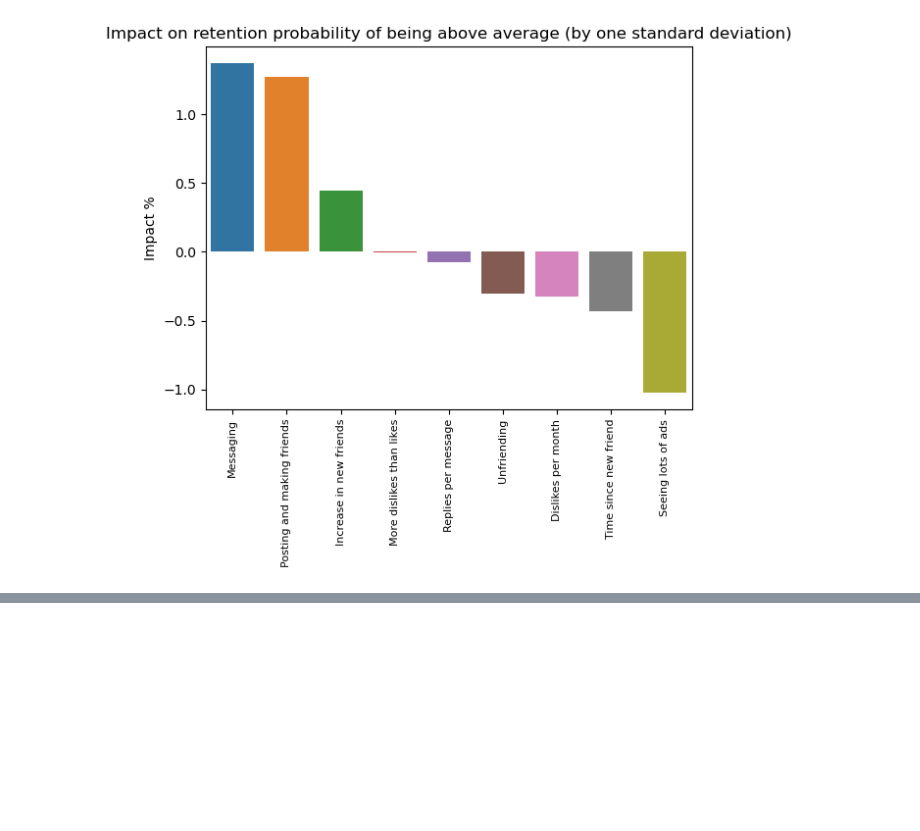
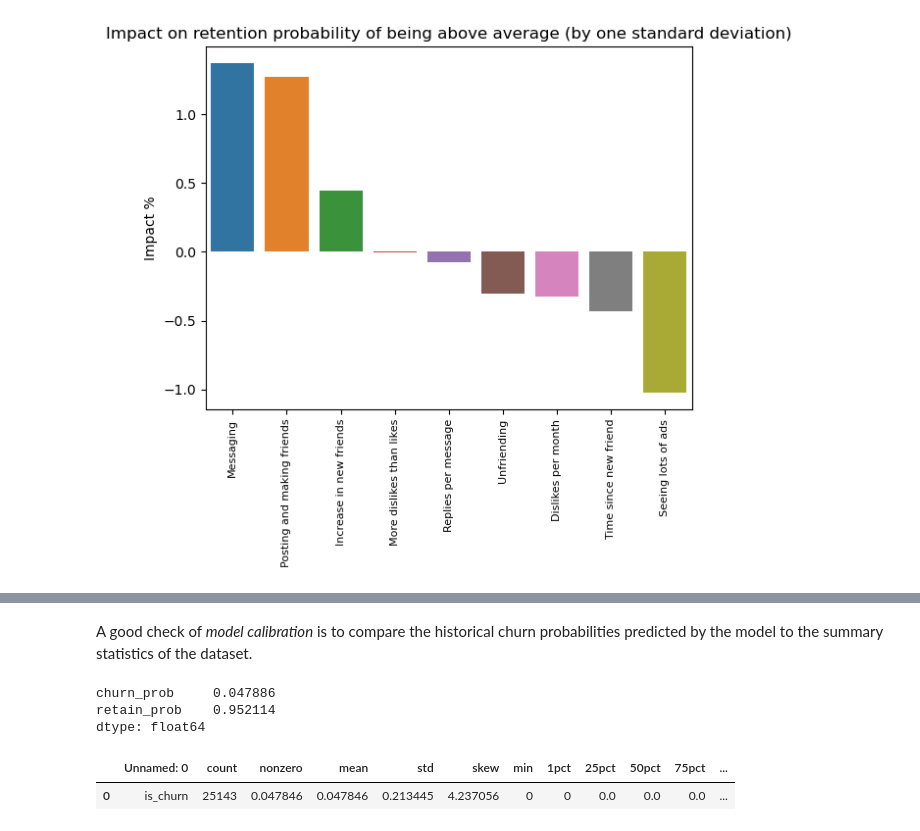
Before and after one commit to richhuwtaylor/fighting-churn, a Jupyter notebook: part3/results-of-logistic-regression.ipynb, the cells around one changed output, grey strips where cells are left out. Drawn from its saved outputs; the diff is of its cells as text; code cells hidden in the pictures; blank space fills up the shorter version.

```diff
--- a/part3/results-of-logistic-regression.ipynb
+++ b/part3/results-of-logistic-regression.ipynb
@@ -67,0 +76,19 @@ These results would suggest that messaging activity, posting and continuing to m
+# %% [markdown]
+A good check of _model calibration_ is to compare the historical churn probabilities predicted by the model to the summary statistics of the dataset.
+# %%
+predictions_df = pd.read_csv('../output/socialnet7_dataset2_predictions.csv')
+
+# Show the mean churn and retention probabilities predicted by the model
+predictions_df[['churn_prob', 'retain_prob']].mean()
+# %% [output]
+churn_prob     0.047886
+retain_prob    0.952114
+dtype: float64
+# %%
+summary_stats_df = pd.read_csv('../output/socialnet7_dataset2_summarystats.csv')
+
+# Grab the summary stat for just churn
+summary_stats_df.loc[summary_stats_df.iloc[:, 0] == 'is_churn']
+# %% [output]
+|  | Unnamed: 0 | count | nonzero | mean | std | skew | min | 1pct | 25pct | 50pct | 75pct | ... |
+| 0 | is_churn | 25143 | 0.047846 | 0.047846 | 0.213445 | 4.237056 | 0 | 0 | 0.0 | 0.0 | 0.0 | ... |
```
Also changed, not shown: parts of 1 cell of this notebook, 3 other files.
